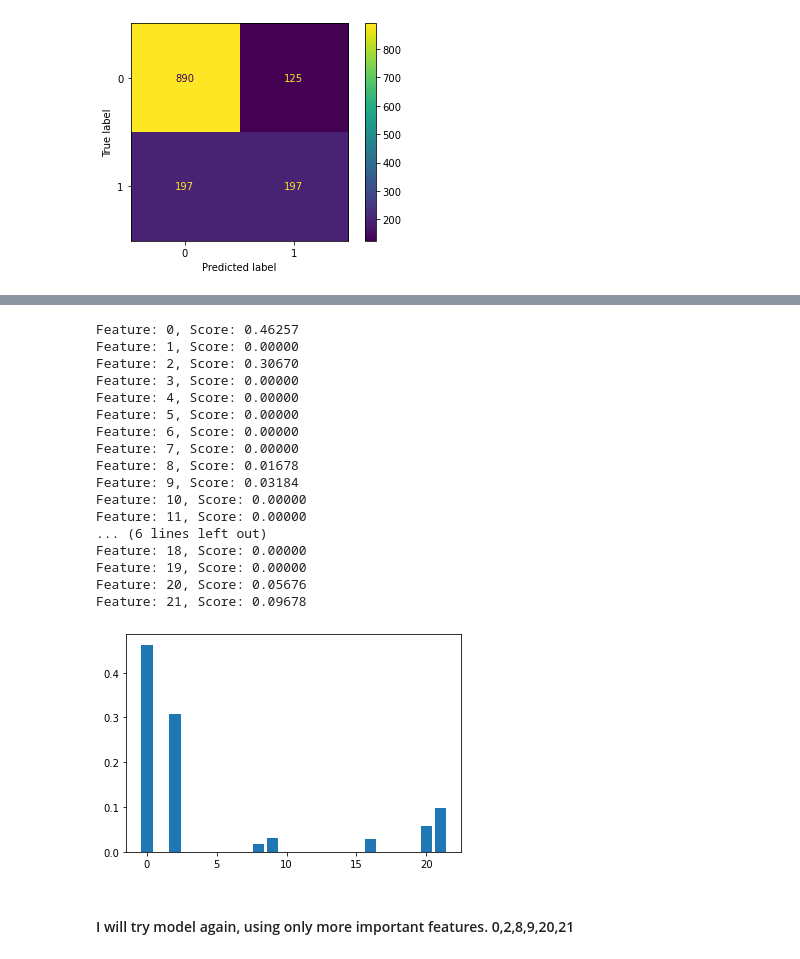
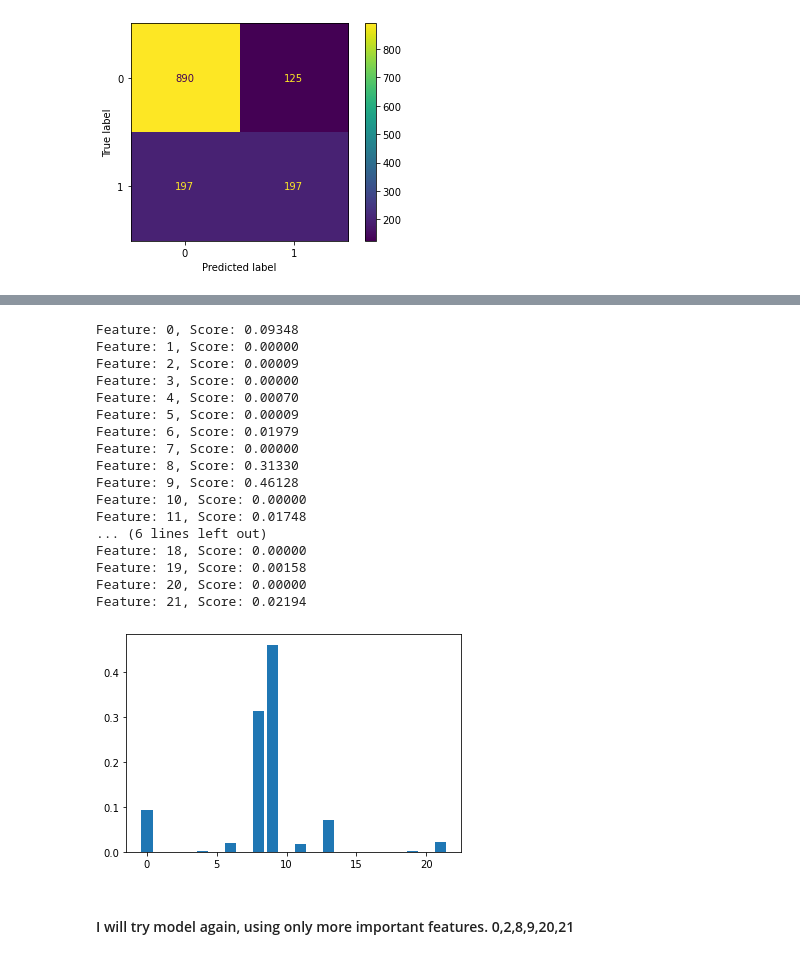
Before and after one commit to marisra/Ironhack-Labs, a Jupyter notebook: Logistic regression/Logistic regression.ipynb, the cells around one changed output, grey strips where cells are left out. Saved outputs shown, nothing was run; the diff lists cells and outputs as text; code cells hidden in the pictures.

```diff
--- a/Logistic regression/Logistic regression.ipynb
+++ b/Logistic regression/Logistic regression.ipynb
@@ -436,9 +582,9 @@ Confusion matrix for the test set
  [197 197]]
 [figure]
 # %%
-# Decision tree
+# Decision tree. Changing also max features and min sample to see how this affects my results.
 
-dt = DecisionTreeClassifier(max_depth=4)
+dt = DecisionTreeClassifier(max_depth=4, max_features=3, min_samples_leaf=150)
 
 dt.fit(X_train, y_train)
 
@@ -491,36 +637,36 @@ plt.show()
 # %%
 # Feature importance with CART, after decision tree.
 
 # When you use enumerate(), the function gives you back two loop variables:
 # The count of the current iteration
 # The value of the item at the current iteration
 
 importance = dt.feature_importances_
 
 for i,v in enumerate(importance):
     print('Feature: %0d, Score: %.5f' % (i,v))
 
-pyplot.bar([x for x in range(len(importance))], importance)
-pyplot.show()
+plt.bar([x for x in range(len(importance))], importance)
+plt.show()
 # %% [output]
-Feature: 0, Score: 0.46257
+Feature: 0, Score: 0.09348
 Feature: 1, Score: 0.00000
-Feature: 2, Score: 0.30670
+Feature: 2, Score: 0.00009
 Feature: 3, Score: 0.00000
-Feature: 4, Score: 0.00000
-Feature: 5, Score: 0.00000
-Feature: 6, Score: 0.00000
+Feature: 4, Score: 0.00070
+Feature: 5, Score: 0.00009
+Feature: 6, Score: 0.01979
 Feature: 7, Score: 0.00000
-Feature: 8, Score: 0.01678
-Feature: 9, Score: 0.03184
+Feature: 8, Score: 0.31330
+Feature: 9, Score: 0.46128
 Feature: 10, Score: 0.00000
-Feature: 11, Score: 0.00000
+Feature: 11, Score: 0.01748
 ... (6 lines left out)
 Feature: 18, Score: 0.00000
-Feature: 19, Score: 0.00000
-Feature: 20, Score: 0.05676
-Feature: 21, Score: 0.09678
+Feature: 19, Score: 0.00158
+Feature: 20, Score: 0.00000
+Feature: 21, Score: 0.02194
-[figure, old version]
+[figure, new version]
 # %% [markdown]
 #### I will try model again, using only more important features. 0,2,8,9,20,21
 # %%
```
Also changed, not shown: parts of 61 cells of this notebook.
